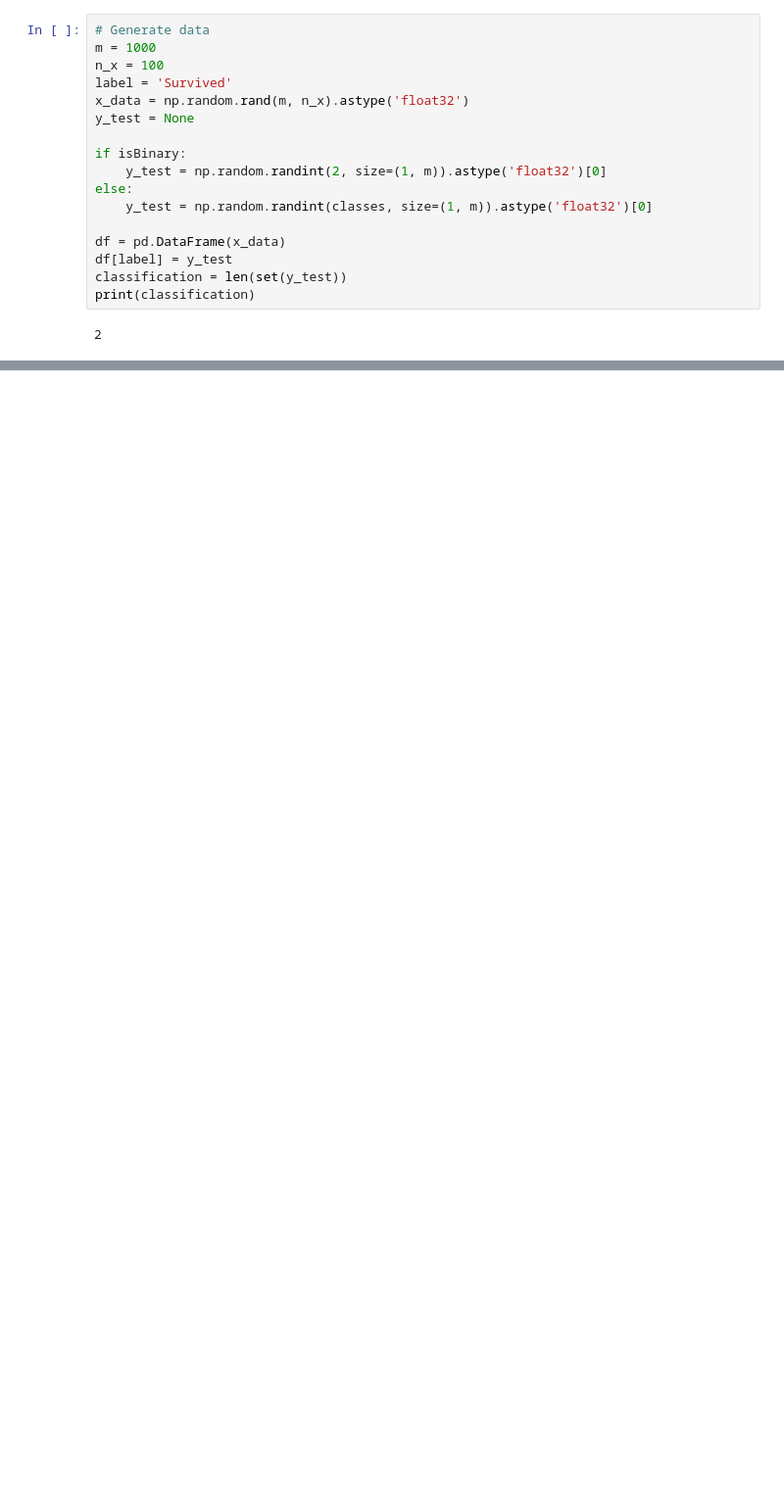
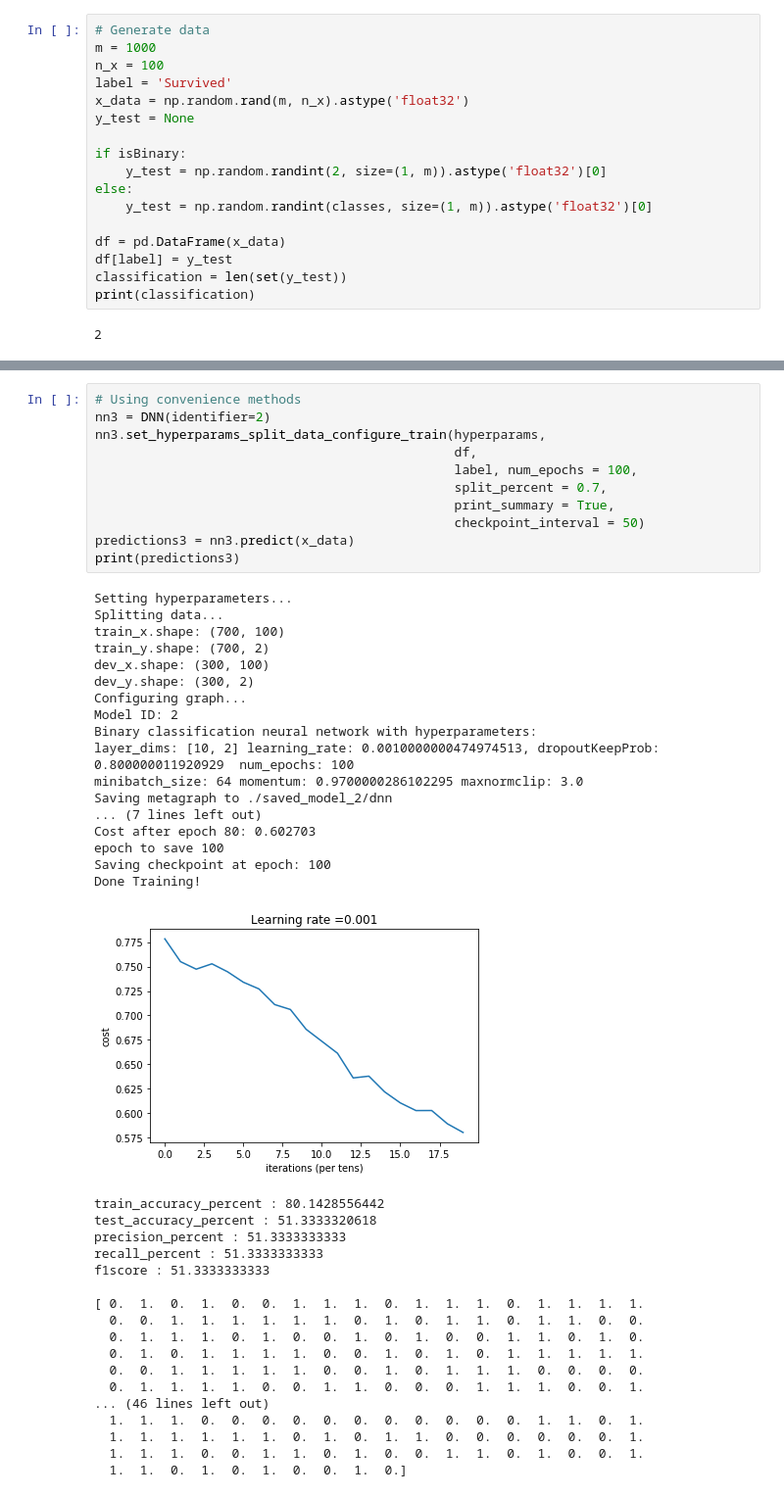
Before and after one commit to StanleyFung/DeepNeuralNet, a Jupyter notebook: example.ipynb, the cells around one changed output, grey strips where cells are left out. Shown at 98% size. Cells and saved outputs as stored; diff of their text form; blank space fills up the shorter version.

```diff
--- a/example.ipynb
+++ b/example.ipynb
@@ -105,0 +129,47 @@ f1score : 45.0
+# %%
+# Using convenience methods
+nn3 = DNN(identifier=2)
+nn3.set_hyperparams_split_data_configure_train(hyperparams,
+                                               df,
+                                               label, num_epochs = 100,
+                                               split_percent = 0.7,
+                                               print_summary = True,
+                                               checkpoint_interval = 50)
+predictions3 = nn3.predict(x_data)
+print(predictions3)
+# %% [output]
+Setting hyperparameters...
+Splitting data...
+train_x.shape: (700, 100)
+train_y.shape: (700, 2)
+dev_x.shape: (300, 100)
+dev_y.shape: (300, 2)
+Configuring graph...
+Model ID: 2
+Binary classification neural network with hyperparameters:
+layer_dims: [10, 2] learning_rate: 0.0010000000474974513, dropoutKeepProb: 0.800000011920929  num_epochs: 100
+minibatch_size: 64 momentum: 0.9700000286102295 maxnormclip: 3.0
+Saving metagraph to ./saved_model_2/dnn
+... (7 lines left out)
+Cost after epoch 80: 0.602703
+epoch to save 100
+Saving checkpoint at epoch: 100
+Done Training!
+[figure, added]
+train_accuracy_percent : 80.1428556442
+test_accuracy_percent : 51.3333320618
+precision_percent : 51.3333333333
+recall_percent : 51.3333333333
+f1score : 51.3333333333
+
+[ 0.  1.  0.  1.  0.  0.  1.  1.  1.  0.  1.  1.  1.  0.  1.  1.  1.  1.
+  0.  0.  1.  1.  1.  1.  1.  1.  0.  1.  0.  1.  1.  0.  1.  1.  0.  0.
+  0.  1.  1.  1.  0.  1.  0.  0.  1.  0.  1.  0.  0.  1.  1.  0.  1.  0.
+  0.  1.  0.  1.  1.  1.  1.  0.  0.  1.  0.  1.  0.  1.  1.  1.  1.  1.
+  0.  0.  1.  1.  1.  1.  1.  0.  0.  1.  0.  1.  1.  1.  0.  0.  0.  0.
+  0.  1.  1.  1.  1.  0.  0.  1.  1.  0.  0.  0.  1.  1.  1.  0.  0.  1.
+... (46 lines left out)
+  1.  1.  1.  0.  0.  0.  0.  0.  0.  0.  0.  0.  0.  0.  1.  1.  0.  1.
+  1.  1.  1.  1.  1.  1.  0.  1.  0.  1.  1.  0.  0.  0.  0.  0.  0.  1.
+  1.  1.  1.  0.  0.  1.  1.  0.  1.  0.  0.  1.  1.  0.  1.  0.  0.  1.
+  1.  1.  0.  1.  0.  1.  0.  0.  1.  0.]
```
Also changed, not shown: parts of 5 cells of this notebook, 2 other files.
